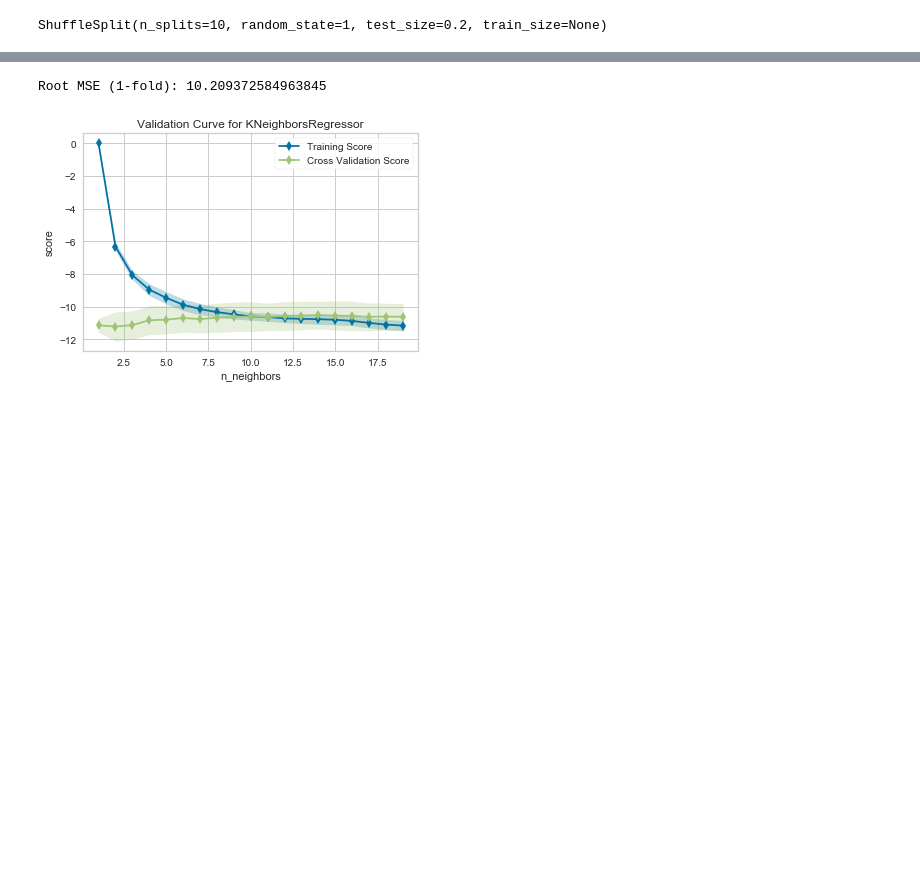
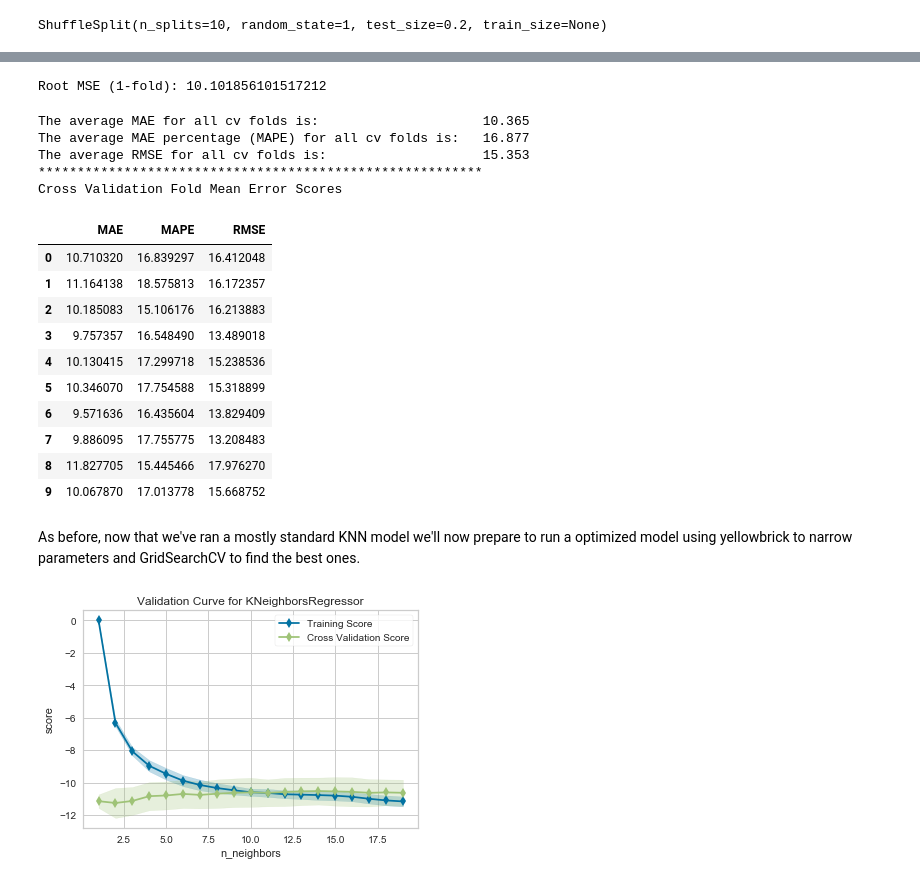
Before and after one commit to crkim13/7331DataMining, a Jupyter notebook: Lab2.ipynb, the cells around one changed output, grey strips where cells are left out. Saved outputs shown, nothing was run; the diff lists cells and outputs as text; code cells hidden in the pictures; blank space fills up the shorter version.

```diff
--- a/Lab2.ipynb
+++ b/Lab2.ipynb
@@ -699,10 +732,10 @@ curve2.plot()
 # %%
 # train the model with mostly default settings to see how accurate it is
 # choosing k=5 and default settings to run intial model
-dfDropped_KNNr = neighbors.KNeighborsRegressor(n_neighbors=5, weights='distance', algorithm='auto', leaf_size=30, p=2, metric='minkowski')
-dfDropped_KNNr.fit(XSchPct_train_scaled, ySchPct_train)  # train object
+dfDroppedSchPctModels_KNNr = neighbors.KNeighborsRegressor(n_neighbors=5, weights='distance', algorithm='auto', leaf_size=30, p=2, metric='minkowski')
+dfDroppedSchPctModels_KNNr.fit(XSchPct_train_scaled, ySchPct_train)  # train object
 
-ySchPct_hat = dfDropped_KNNr.predict(XSchPct_test_scaled) # get test set precitions
+ySchPct_hat = dfDroppedSchPctModels_KNNr.predict(XSchPct_test_scaled) # get test set precitions
 
 errorSchPct = sqrt(mean_squared_error(ySchPct_test, ySchPct_hat)) #calculate rmse(y_test,y_hat)
 print('Root MSE (1-fold):', errorSchPct )
@@ -713,7 +746,30 @@ print('Root MSE (1-fold):', errorSchPct )
 # The code above provides accuracy mean from all 10 iterations and their standard
 # deviation.
 # %% [output]
-Root MSE (1-fold): 10.209372584963845
+Root MSE (1-fold): 10.101856101517212
+# %%
+#evaluate mostly standard KNN model
+#Evaluate the regression estimator above using our pre-defined cross validation and scoring metrics.
+EvaluateRegressionEstimator(dfDroppedSchPctModels_KNNr, XSchPct, ySchPct, cv_object2)
+# %% [output]
+The average MAE for all cv folds is:                     10.365
+The average MAE percentage (MAPE) for all cv folds is:   16.877
+The average RMSE for all cv folds is:                    15.353
+*********************************************************
+Cross Validation Fold Mean Error Scores
+|  | MAE | MAPE | RMSE |
+| 0 | 10.710320 | 16.839297 | 16.412048 |
+| 1 | 11.164138 | 18.575813 | 16.172357 |
+| 2 | 10.185083 | 15.106176 | 16.213883 |
+| 3 | 9.757357 | 16.548490 | 13.489018 |
+| 4 | 10.130415 | 17.299718 | 15.238536 |
+| 5 | 10.346070 | 17.754588 | 15.318899 |
+| 6 | 9.571636 | 16.435604 | 13.829409 |
+| 7 | 9.886095 | 17.755775 | 13.208483 |
+| 8 | 11.827705 | 15.445466 | 17.976270 |
+| 9 | 10.067870 | 17.013778 | 15.668752 |
+# %% [markdown]
+As before, now that we've ran a mostly standard KNN model we'll now prepare to run a optimized model using yellowbrick to narrow parameters and GridSearchCV to find the best ones.
 # %%
 viz = ValidationCurve(
     neighbors.KNeighborsRegressor(), param_name='n_neighbors',
```
Also changed, not shown: parts of 21 cells of this notebook.
